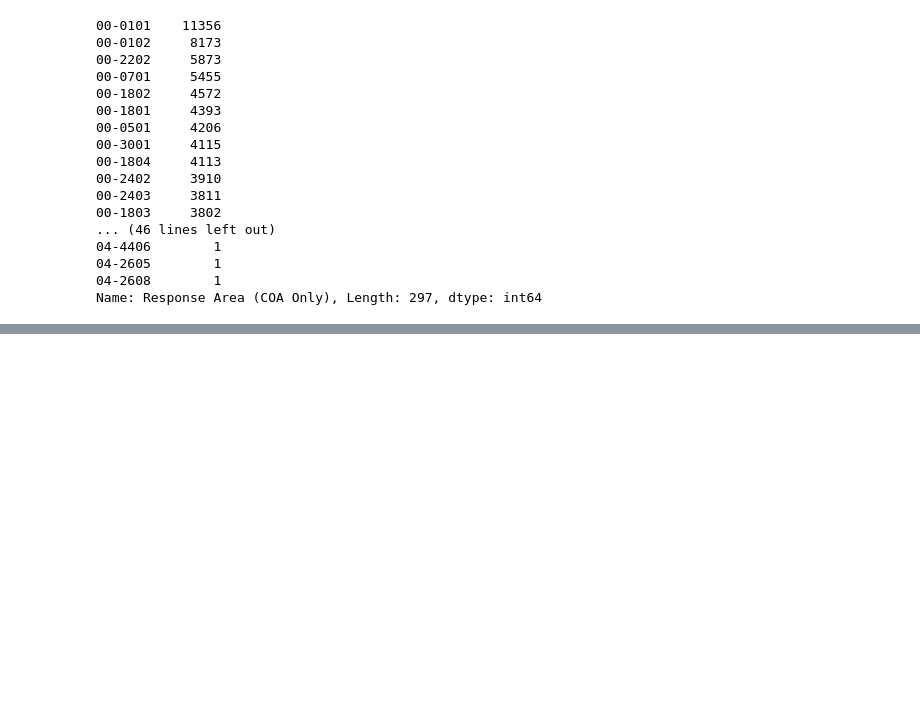
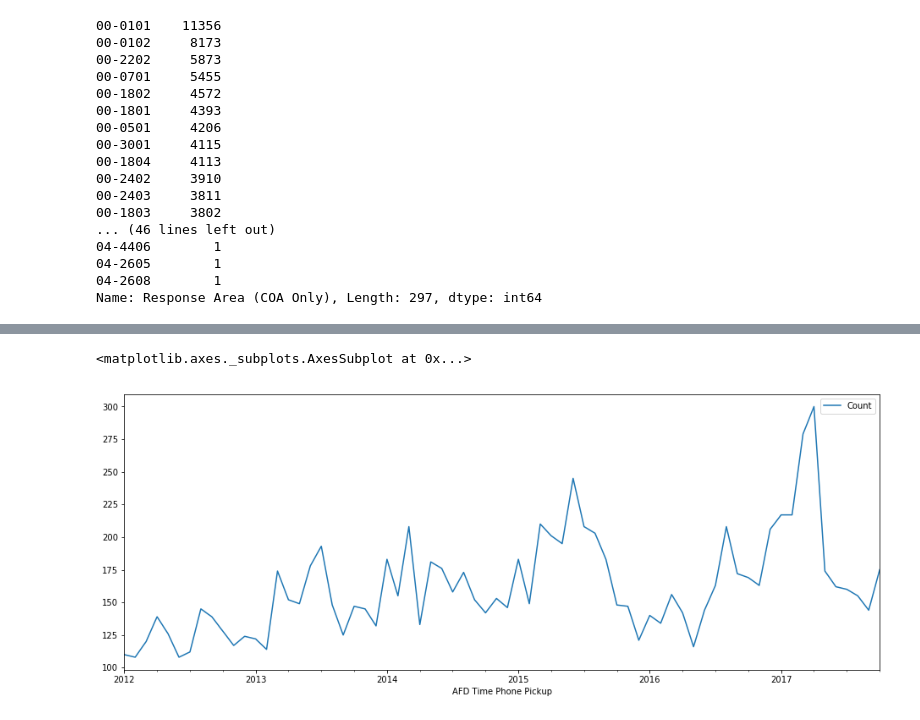
Before and after one commit to madderle/Hack-Austin, a Jupyter notebook: Response Area Volume Prediction.ipynb, the cells around one changed output, grey strips where cells are left out. Drawn from its saved outputs; the diff is of its cells as text; code cells hidden in the pictures; blank space fills up the shorter version.

```diff
--- a/Response Area Volume Prediction.ipynb
+++ b/Response Area Volume Prediction.ipynb
@@ -72,0 +77,2 @@ Name: Response Area (COA Only), Length: 297, dtype: int64
+# %%
+RA__00_101_df = final_df[final_df['Response Area (COA Only)']=='00-0101']
@@ -72,0 +99,12 @@ Name: Response Area (COA Only), Length: 297, dtype: int64
+# %%
+RA__00_101_month_df = RA__00_101_df.groupby(pd.TimeGrouper("M")).count()['Master Incident Number'].to_frame()
+
+#Rename the column
+RA__00_101_month_df.columns = ['Count']
+#Drop the last column. Its an outlier
+RA__00_101_month_df.drop(RA__00_101_month_df.index[-1], inplace=True)
+
+RA__00_101_month_df.plot(figsize=(16,6))
+# %% [output]
+<matplotlib.axes._subplots.AxesSubplot at 0x...>
+[figure, added]
```
Also changed, not shown: parts of 13 cells of this notebook.
